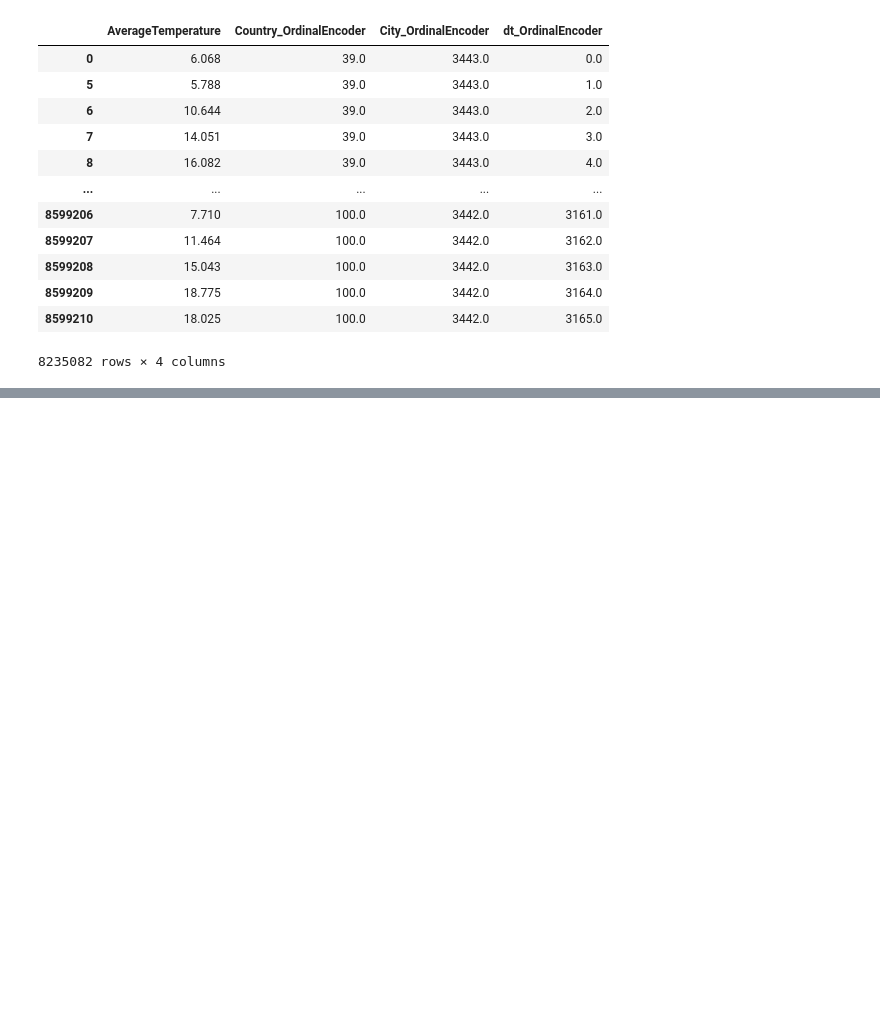
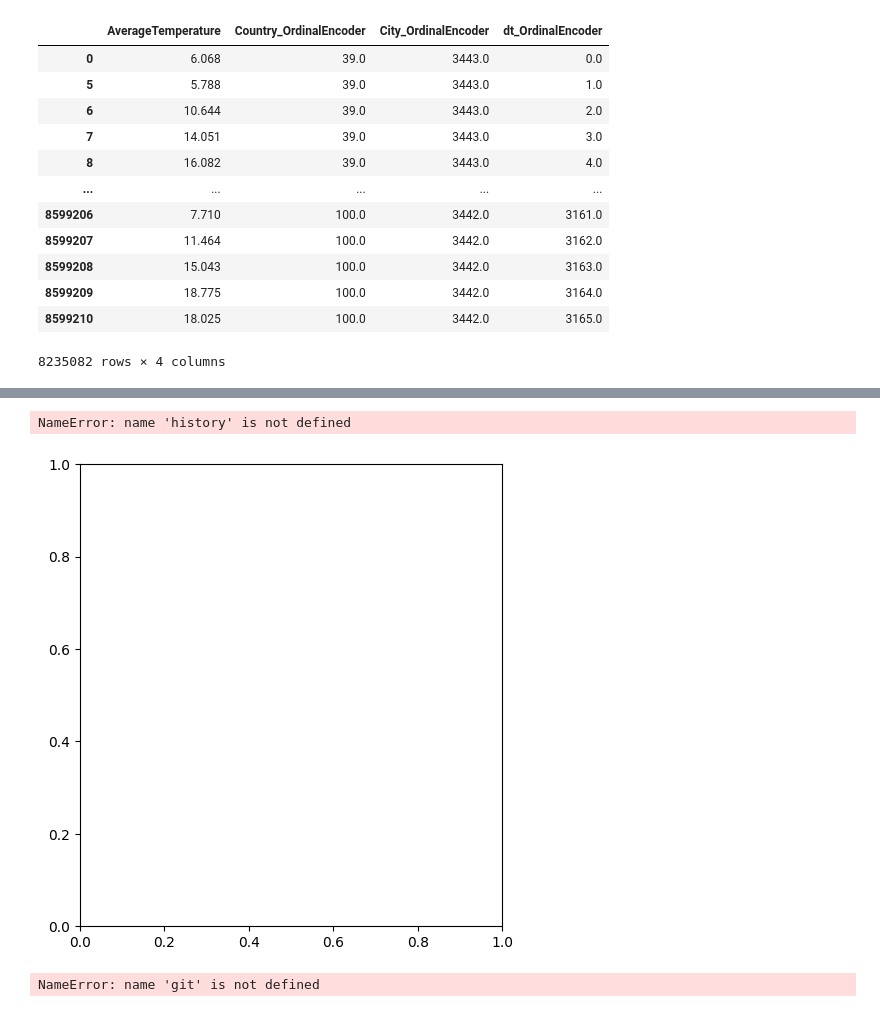
Before and after one commit to RenatoRibas/PRJ01-Machine-Learning, a Jupyter notebook: Previsão_do_clima.ipynb, the cells around one changed output, grey strips where cells are left out. Cells and saved outputs as stored; diff of their text form; code cells hidden in the pictures; blank space fills up the shorter version.

Commit message:
Adiciona tratamento dos dados e cria rede neural

```diff
--- a/Previsão_do_clima.ipynb
+++ b/Previsão_do_clima.ipynb
@@ -52,0 +117,13 @@ dataframe
+# %%
+# Criando a reed neural
+
+model = Sequential()
+model.add(Dense(16, input_dim=3, activation='relu'))
+model.add(Dense(8, input_dim=3, activation='relu'))
+model.add(Dense(1, activation='linear')) # saída linear
+# %%
+# Compilando modelo
+model.compile(loss='mean_squared_error', optimizer='adam', metrics=['mae'])
+# %%
+# Treinando a rede neural
+history = model.fit(x_train,y_train,epochs=100,batch_size=32,verbose=2,validation_data=(x_test, y_test))
@@ -52,0 +139,32 @@ dataframe
+# %%
+# Plotando o histórico de perda
+
+plt.figure(figsize=(12, 6))
+plt.subplot(1,2,1)
+plt.plot(history.history['loss'], label='Training Loss')
+plt.plot(history.history['val_loss'], label='Validation Loss')
+plt.title('Histórico de loss')
+plt.xlabel('Épocas')
+plt.ylabel('Loss')
+plt.legend()
+
+# Plotando o histórico de acurácia
+
+plt.figure(figsize=(12, 6))
+plt.subplot(1,2,1)
+plt.plot(history.history['mae'], label='Training MAE')
+plt.plot(history.history['val_mae'], label='Validation MAE')
+plt.title('Histórico de Acurácia')
+plt.xlabel('Épocas')
+plt.ylabel('MAE')
+plt.legend()
+
+plt.tight_layout()
+plt.show()
+# %% [output]
+NameError: name 'history' is not defined
+[figure, added]
+# %%
+git.init
+# %% [output]
+NameError: name 'git' is not defined
```
Also changed, not shown: parts of 11 cells of this notebook.
